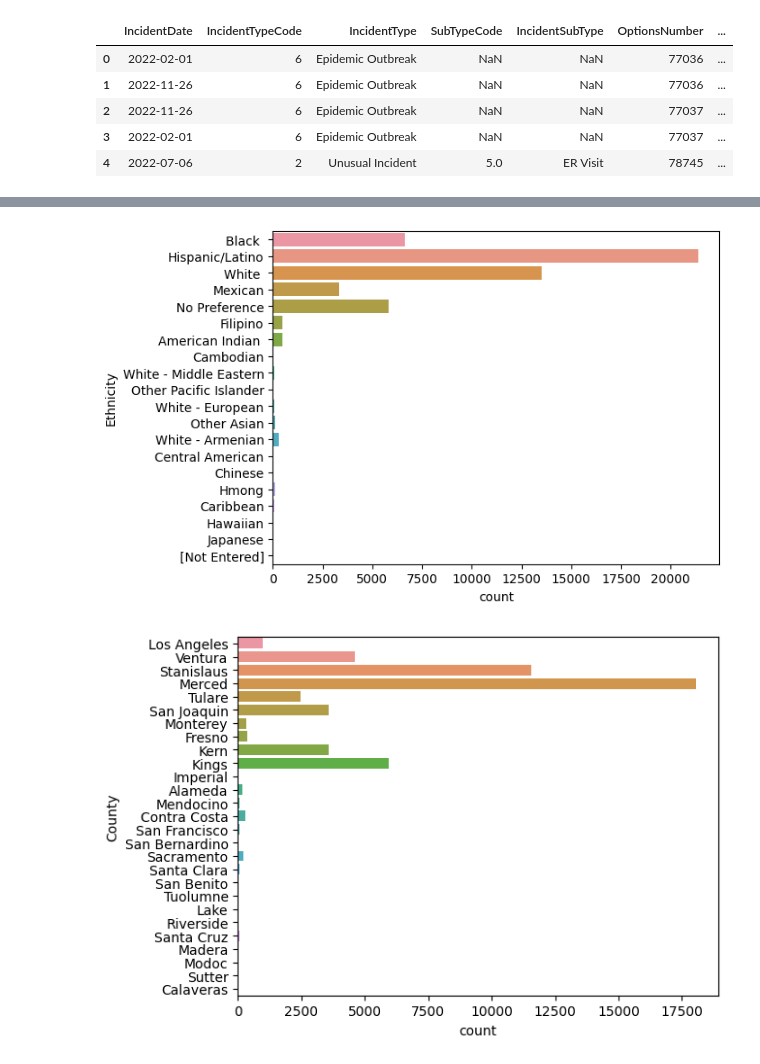
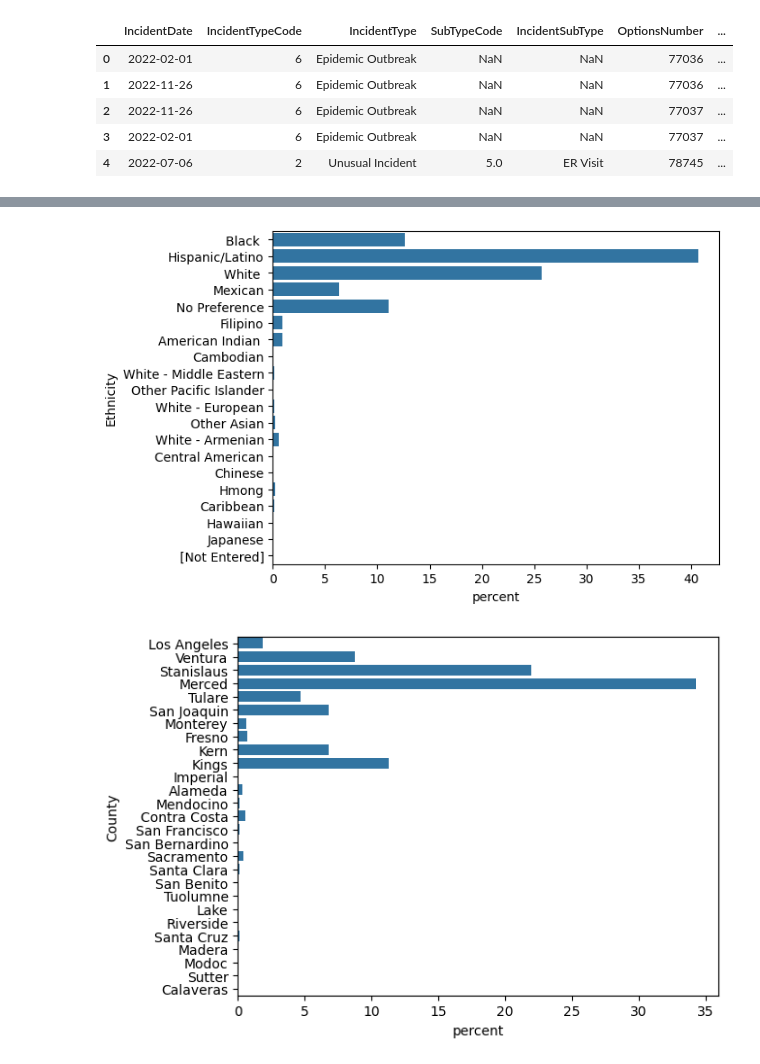
Before and after one commit to isimoree/aspiranet_fall24, a Jupyter notebook: Data Science Discovery - Aspiranet.ipynb, the cells around one changed output, grey strips where cells are left out. Saved outputs shown, nothing was run; the diff lists cells and outputs as text; code cells hidden in the pictures.

```diff
--- a/Data Science Discovery - Aspiranet.ipynb
+++ b/Data Science Discovery - Aspiranet.ipynb
@@ -61,19 +62,19 @@ sns.countplot(data = cancelled, x = 'Gender');
 # %%
 # Ethnicity Associated with Cancelled Appointments
 
 top_20_race = cancelled['Ethnicity'].value_counts()[:20]
 top_20_ethnicity = np.array(top_20_race.index)
 
 ethnicity_subset = cancelled[cancelled['Ethnicity'].isin(top_20_ethnicity)]
-sns.countplot(data = ethnicity_subset, y = 'Ethnicity');
+sns.countplot(data = ethnicity_subset, y = 'Ethnicity', stat = 'percent');
 # %% [output]
-[figure, old version]
+[figure, new version]
 # %%
 # Location Associated with Cancelled Appointments
 
-sns.countplot(data = cancelled, y = 'County');
+sns.countplot(data = cancelled, y = 'County', stat = 'percent');
 # %% [output]
-[figure, old version]
+[figure, new version]
 # %%
 # Start Time (in the Day) Associated with Cancelled Appointments
 
```
Also changed, not shown: parts of 4 cells of this notebook.
